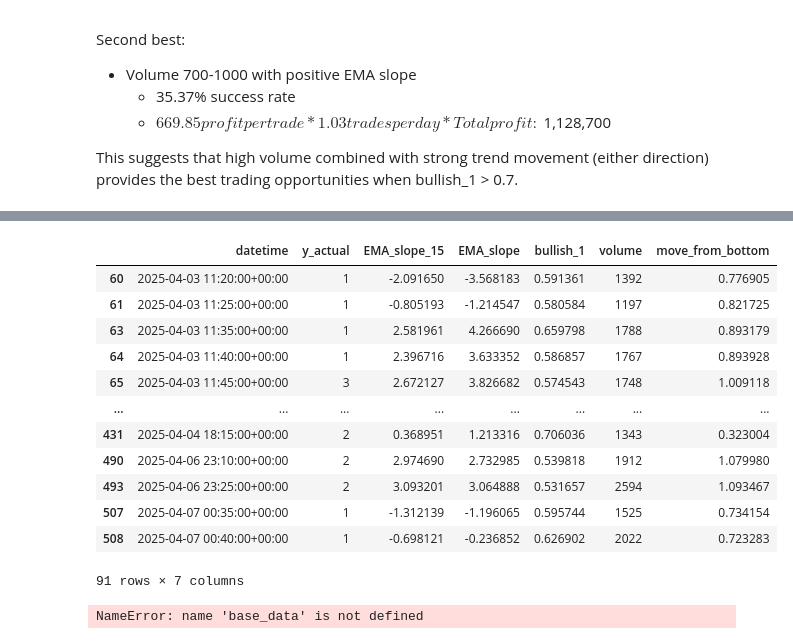
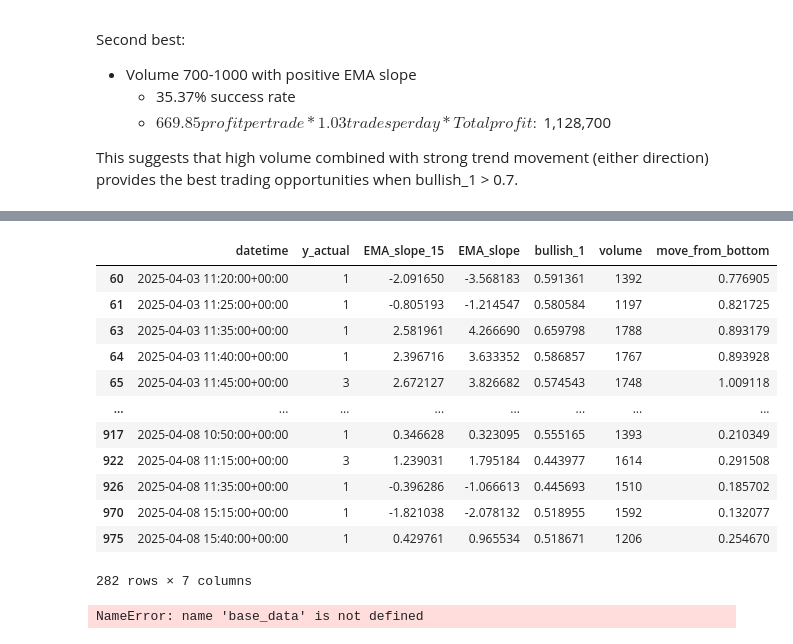
Before and after one commit to vgupta2710/Equity-Plans, a Jupyter notebook: deepnote/Data_Importer/6. Flag Adjustments Historical.ipynb, the cells around one changed output, grey strips where cells are left out. Drawn from its saved outputs; the diff is of its cells as text; code cells hidden in the pictures.

```diff
--- a/deepnote/Data_Importer/6. Flag Adjustments Historical.ipynb
+++ b/deepnote/Data_Importer/6. Flag Adjustments Historical.ipynb
@@ -1250,23 +1250,23 @@ history[(history['volume']> 900)
 # %%
 history[(history['volume']> 600)
-        & (history['bearish_2']> .6)
+        & (history['bearish_2']> .54)
         & ((history['EMA_slope_15']>config['ema_slope_15_threshold_max']) | (history['EMA_slope_15']<config['ema_slope_15_threshold_min']))
 ][['datetime','y_actual','EMA_slope_15','EMA_slope','bullish_1','volume','move_from_bottom']].iloc[:-15]
 #][['y_actual']].value_counts()
 # %% [output]
 |  | datetime | y_actual | EMA_slope_15 | EMA_slope | bullish_1 | volume | move_from_bottom |
 | 60 | 2025-04-03 11:20:00+00:00 | 1 | -2.091650 | -3.568183 | 0.591361 | 1392 | 0.776905 |
 | 61 | 2025-04-03 11:25:00+00:00 | 1 | -0.805193 | -1.214547 | 0.580584 | 1197 | 0.821725 |
 | 63 | 2025-04-03 11:35:00+00:00 | 1 | 2.581961 | 4.266690 | 0.659798 | 1788 | 0.893179 |
 | 64 | 2025-04-03 11:40:00+00:00 | 1 | 2.396716 | 3.633352 | 0.586857 | 1767 | 0.893928 |
 | 65 | 2025-04-03 11:45:00+00:00 | 3 | 2.672127 | 3.826682 | 0.574543 | 1748 | 1.009118 |
 | ... | ... | ... | ... | ... | ... | ... | ... |
-| 431 | 2025-04-04 18:15:00+00:00 | 2 | 0.368951 | 1.213316 | 0.706036 | 1343 | 0.323004 |
-| 490 | 2025-04-06 23:10:00+00:00 | 2 | 2.974690 | 2.732985 | 0.539818 | 1912 | 1.079980 |
-| 493 | 2025-04-06 23:25:00+00:00 | 2 | 3.093201 | 3.064888 | 0.531657 | 2594 | 1.093467 |
-| 507 | 2025-04-07 00:35:00+00:00 | 1 | -1.312139 | -1.196065 | 0.595744 | 1525 | 0.734154 |
-| 508 | 2025-04-07 00:40:00+00:00 | 1 | -0.698121 | -0.236852 | 0.626902 | 2022 | 0.723283 |
+| 917 | 2025-04-08 10:50:00+00:00 | 1 | 0.346628 | 0.323095 | 0.555165 | 1393 | 0.210349 |
+| 922 | 2025-04-08 11:15:00+00:00 | 3 | 1.239031 | 1.795184 | 0.443977 | 1614 | 0.291508 |
+| 926 | 2025-04-08 11:35:00+00:00 | 1 | -0.396286 | -1.066613 | 0.445693 | 1510 | 0.185702 |
+| 970 | 2025-04-08 15:15:00+00:00 | 1 | -1.821038 | -2.078132 | 0.518955 | 1592 | 0.132077 |
+| 975 | 2025-04-08 15:40:00+00:00 | 1 | 0.429761 | 0.965534 | 0.518671 | 1206 | 0.254670 |
-91 rows × 7 columns
+282 rows × 7 columns
 # %%
 base_data[(base_data['volume']> 900)
         & (base_data['bullish_1']> 0.72)
```
Also changed, not shown: parts of 1 cell of this notebook, 1 other file.
